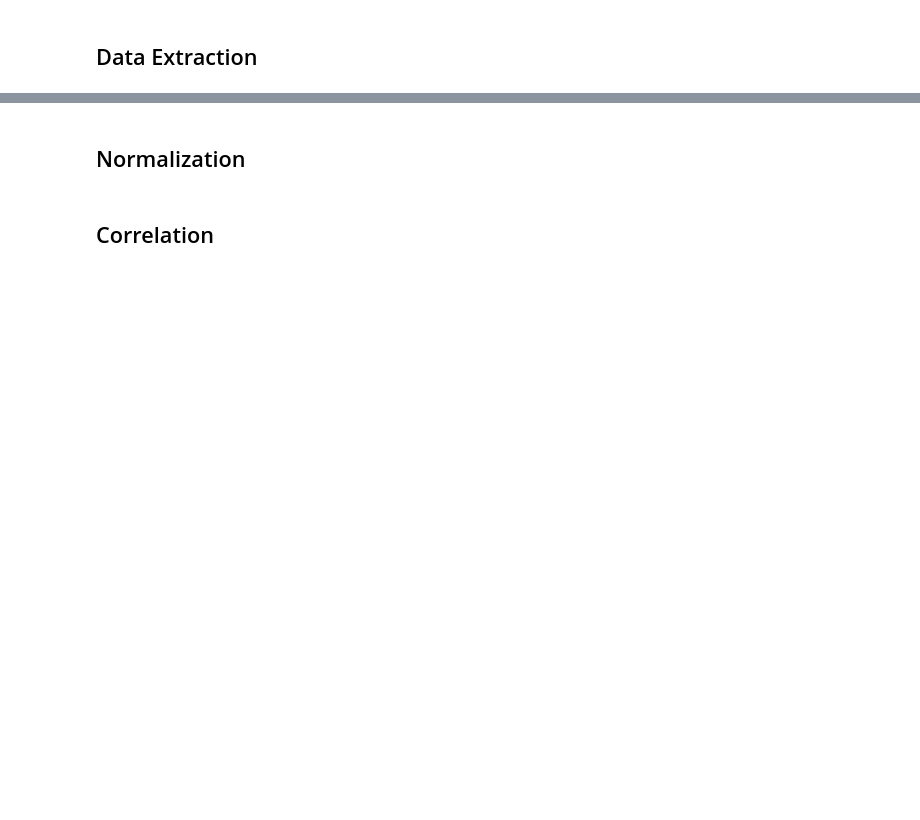
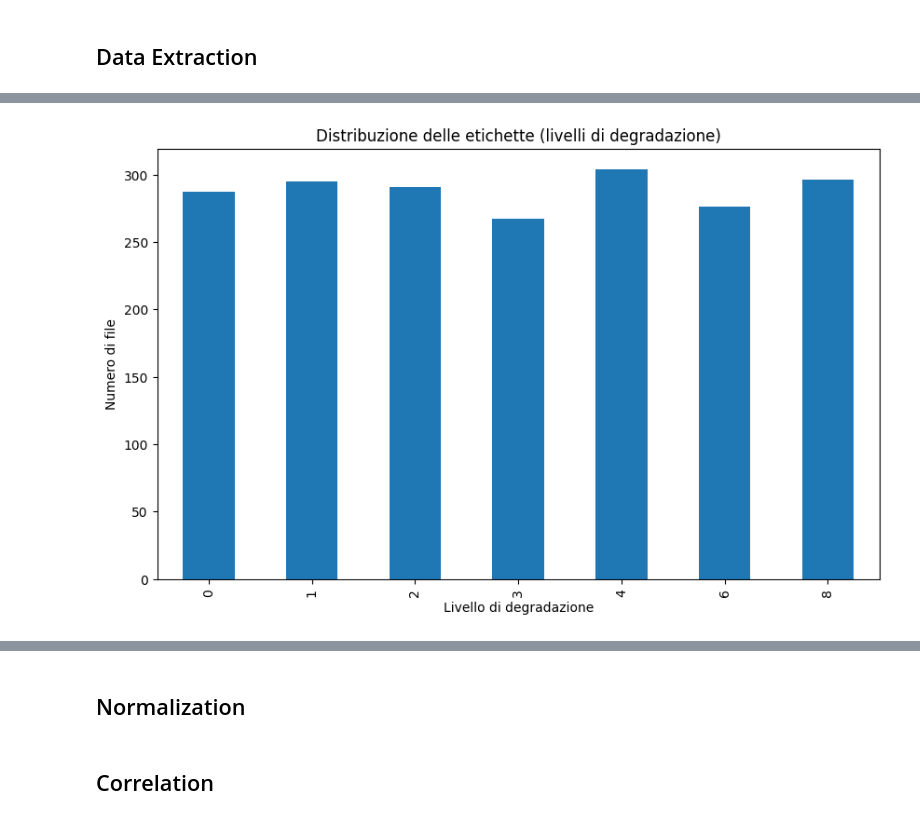
Before and after one commit to Andreavisi1/Challenge_B1_PHM_North_America_2023, a Jupyter notebook: challenge.ipynb, the cells around one changed output, grey strips where cells are left out. Cells and saved outputs as stored; diff of their text form; code cells hidden in the pictures; blank space fills up the shorter version.

```diff
--- a/challenge.ipynb
+++ b/challenge.ipynb
@@ -184,0 +310,10 @@ df.to_pickle("vibration_dataset.pkl")
+# %%
+# 4. Distribuzione delle etichette
+plt.figure(figsize=(10, 6))
+df_stats['etichetta'].value_counts().sort_index().plot(kind='bar')
+plt.title('Distribuzione delle etichette (livelli di degradazione)')
+plt.xlabel('Livello di degradazione')
+plt.ylabel('Numero di file')
+plt.show()
+# %% [output]
+[figure, added]
```
Also changed, not shown: parts of 12 cells of this notebook, 2 other files.
